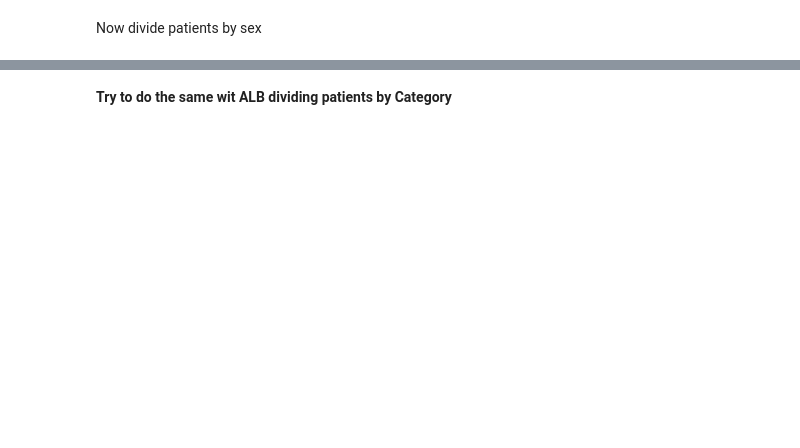
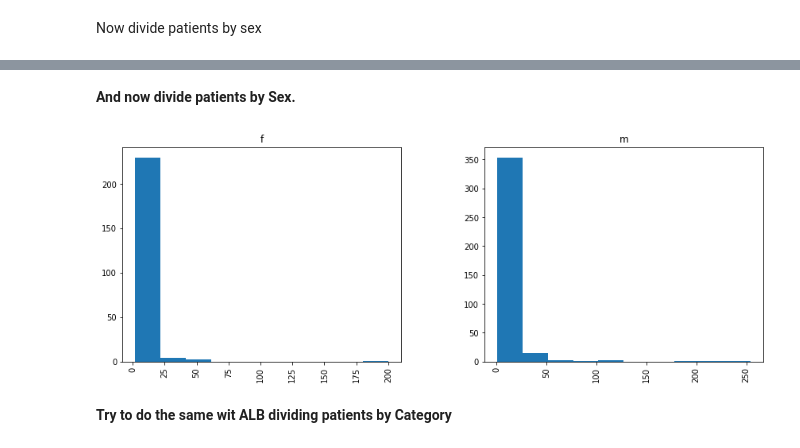
Before and after one commit to UlaSmycz/NGSeminar_biostatistics, a Jupyter notebook: NGSeminar - Introduction to biostatistics.ipynb, the cells around one changed output, grey strips where cells are left out. Drawn from its saved outputs; the diff is of its cells as text; code cells hidden in the pictures; blank space fills up the shorter version.

```diff
--- a/NGSeminar - Introduction to biostatistics.ipynb
+++ b/NGSeminar - Introduction to biostatistics.ipynb
@@ -224,5 +284,9 @@ ax.grid(False)
+# %% [markdown]
+**And now divide patients by Sex.**
 # %%
-pd.DataFrame.hist(data = hcvDataG, column = 'BIL', by='Sex', figsize=(14,5))
+_ = pd.DataFrame.hist(data = hcvDataG, column = 'BIL', by='Sex', figsize=(14,5))
+# %% [output]
+[figure, added]
 # %% [markdown]
 **Try to do the same wit ALB dividing patients by Category**
 # %%
```
Also changed, not shown: parts of 91 cells of this notebook.
